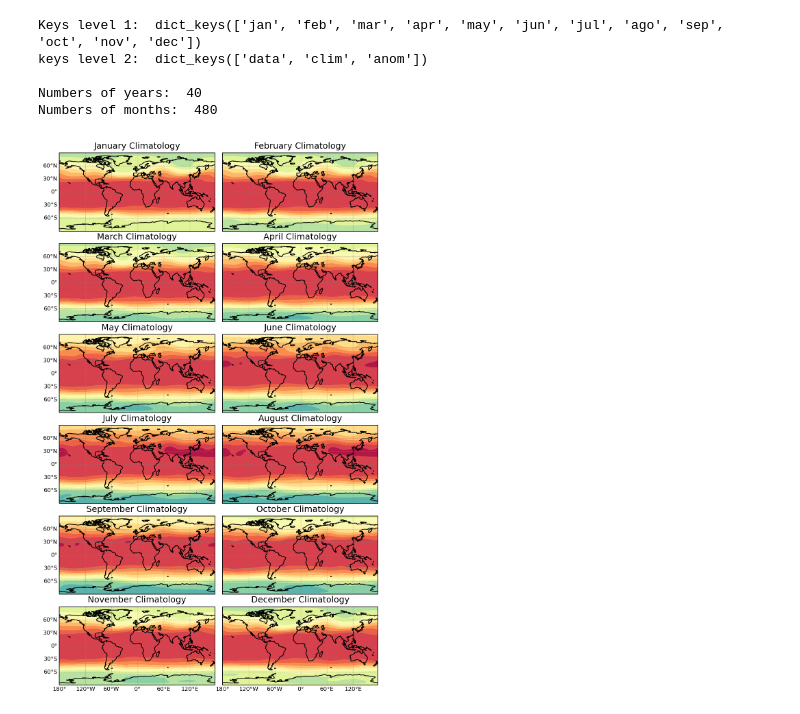
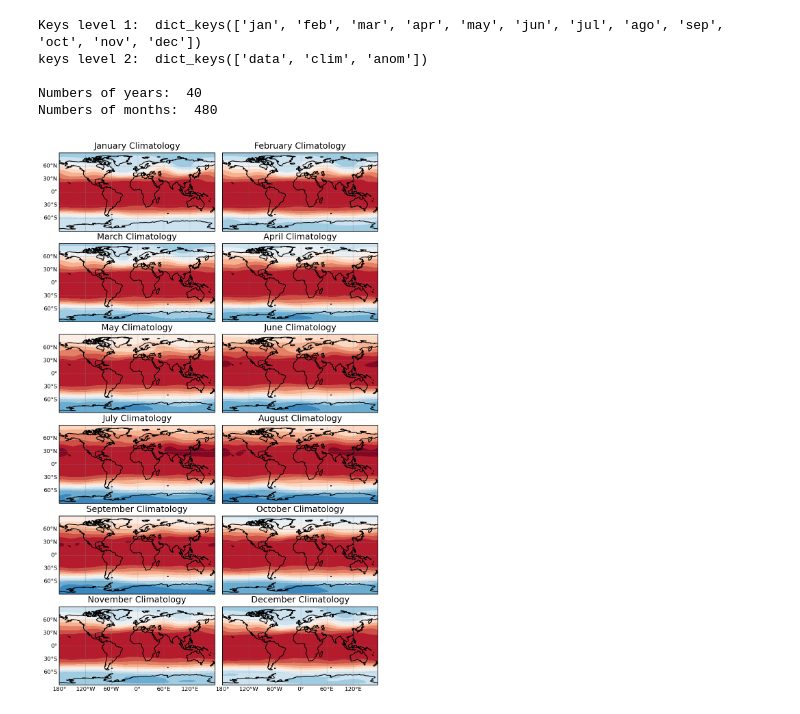
Before and after one commit to mhacarthur/clima-anom, a Jupyter notebook: examples/Hgt500_Monthly_Climatology.ipynb, the cells around one changed output. Saved outputs shown, nothing was run; the diff lists cells and outputs as text; code cells hidden in the pictures.

```diff
--- a/examples/Hgt500_Monthly_Climatology.ipynb
+++ b/examples/Hgt500_Monthly_Climatology.ipynb
@@ -34,7 +34,7 @@ Numbers of months:  480
 lon2d, lat2d = np.meshgrid(lon, lat)
 # %%
 levels = np.arange(4600,6100,100)
-cmap = plt.cm.Spectral_r
+cmap = plt.cm.RdBu_r
 
 proj = ccrs.PlateCarree()
 
@@ -161,31 +161,31 @@ gl.right_labels = False
 gl.left_labels = False
 gl.xlabel_style = {'size': 8, 'color': 'black'}
 gl.ylabel_style = {'size': 8, 'color': 'black'}
 #========================================================================================================
 #========================================================================================================
 ax11.coastlines()
 ax11.contourf(lon2d, lat2d, hgt_dictionary['nov']['clim'][0,:,:],levels=levels,cmap=cmap)
 ax11.title.set_text('November Climatology')
 gl = ax11.gridlines(crs = proj,draw_labels=True,linewidth=0.6,color='gray',alpha=0.6,linestyle='--')
 gl.top_labels = False
 gl.right_labels = False
 gl.xlabel_style = {'size': 8, 'color': 'black'}
 gl.ylabel_style = {'size': 8, 'color': 'black'}
 #========================================================================================================
 #========================================================================================================
 ax12.coastlines()
 ax12.contourf(lon2d, lat2d, hgt_dictionary['dec']['clim'][0,:,:],levels=levels,cmap=cmap)
 ax12.title.set_text('December Climatology')
 gl = ax12.gridlines(crs = proj,draw_labels=True,linewidth=0.6,color='gray',alpha=0.6,linestyle='--')
 gl.top_labels = False
 gl.right_labels = False
 gl.left_labels = False
 gl.xlabel_style = {'size': 8, 'color': 'black'}
 gl.ylabel_style = {'size': 8, 'color': 'black'}
 #========================================================================================================
 #========================================================================================================
 plt.subplots_adjust(left=None, bottom=None, right=None, top=None, hspace=0.03, wspace=0.05)
 
 plt.savefig('../fig/Monthly_Climatology.png',transparent = False,bbox_inches ='tight',pad_inches = 0.1)
 # %% [output]
-[figure, old version]
+[figure, new version]
```
Also changed, not shown: 5 other files.
